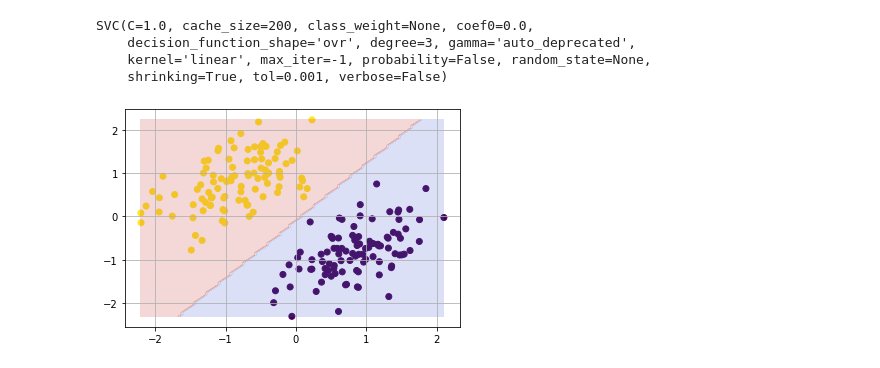
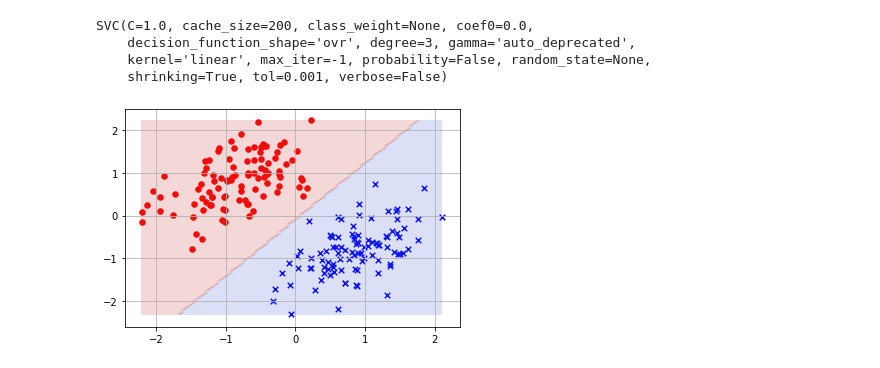
Before and after one commit to crotsu/ML_basic_ensemble, a Jupyter notebook: Chapter4/chap4_2_SVM.ipynb, the cells around one changed output. Saved outputs shown, nothing was run; the diff lists cells and outputs as text; code cells hidden in the pictures.

```diff
--- a/Chapter4/chap4_2_SVM.ipynb
+++ b/Chapter4/chap4_2_SVM.ipynb
@@ -101,27 +101,31 @@ SVC(C=1.0, cache_size=200, class_weight=None, coef0=0.0,
 # %%
 #グラフを表示する
 import matplotlib.pyplot as plt
 
 #データの点を表示
-plt.scatter(df.x1, df.x2, c=df.cls)
+for i in range(len(df)):
+    if df.cls[i]==1:
+        plt.scatter(df.x1[i],df.x2[i], color='r',marker='o', s=30)
+    else:
+        plt.scatter(df.x1[i],df.x2[i], color='b',marker='x', s=30)
 
 #決定境界の可視化
 #x座標方向に100個の値を取得
 x = np.linspace(np.min(df.x1), np.max(df.x1), 100)
 #y座標方向に100個の値を取得
 y = np.linspace(np.min(df.x2), np.max(df.x2), 100)
 #上記のx,yを組み合わせた10000個の点のx座標と,y座標の配列を取得
 x_g, y_g = np.meshgrid(x, y)
 #np,c_で二つの座標を結びつけた状態で, SVMに渡す
 z_g = clf.predict(np.c_[x_g.ravel(), y_g.ravel()])
 #z_gは配列の列になっているが、グラフに表示するために(100, 100)の形に戻す
 z_g = z_g.reshape(x_g.shape)
 
 #背景として決定境界の色塗り
 plt.contourf(x_g,y_g,z_g,cmap=plt.cm.coolwarm, alpha=0.2)
 
 #表示をする
 plt.grid()
 plt.show()
 # %% [output]
-[figure, old version]
+[figure, new version]
```
Also changed, not shown: 5 other files.
